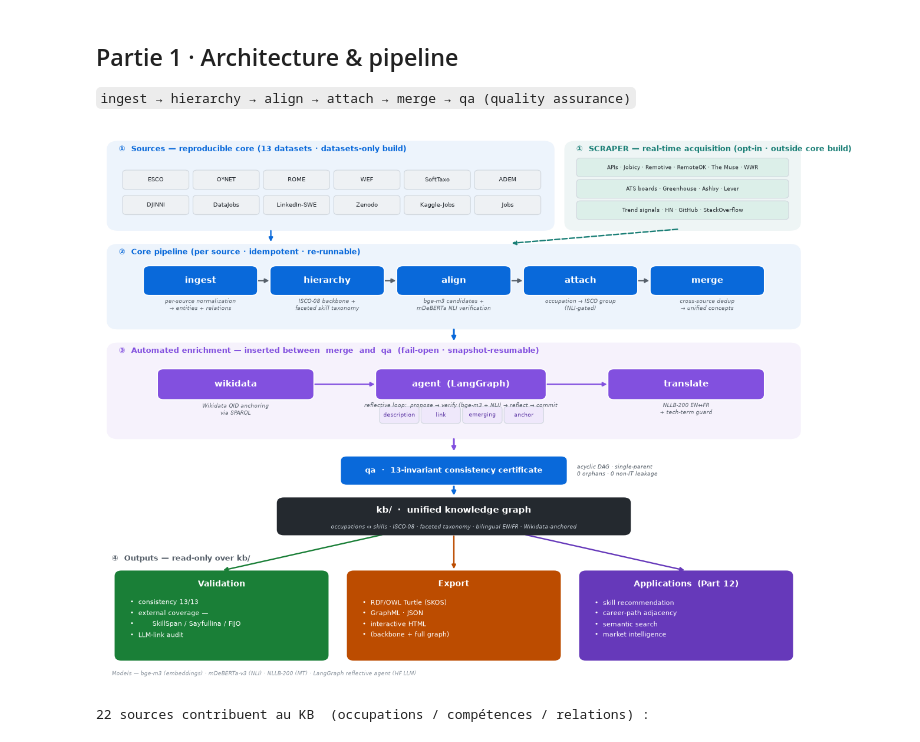
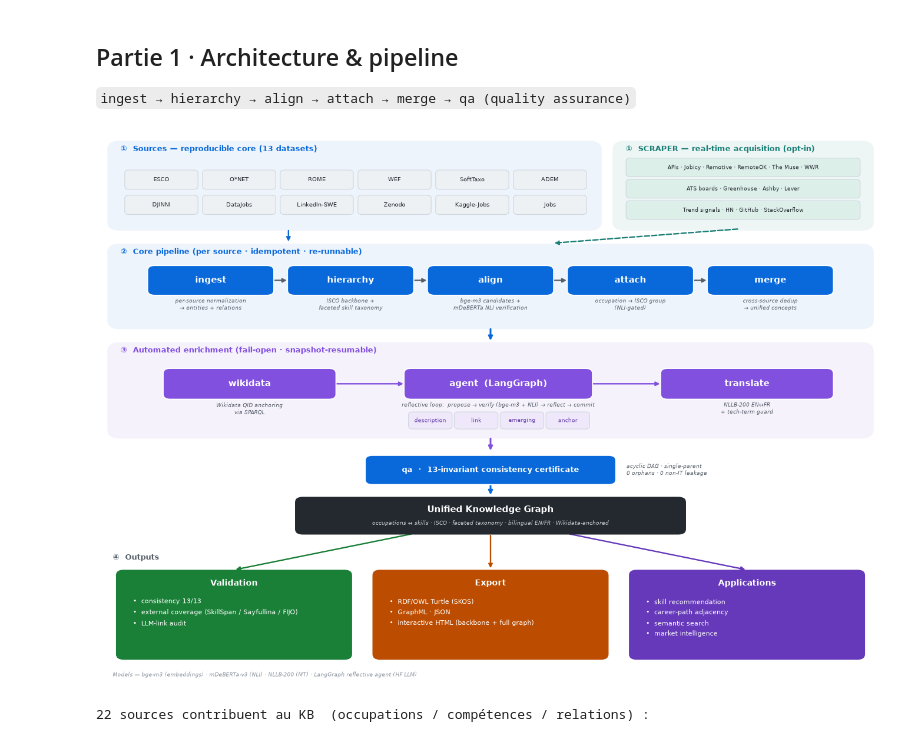
Before and after one commit to YoussefDhb/JobKB, a Jupyter notebook: notebooks/inspect.ipynb, the cells around one changed output. Saved outputs shown, nothing was run; the diff lists cells and outputs as text; code cells hidden in the pictures.

```diff
--- a/notebooks/inspect.ipynb
+++ b/notebooks/inspect.ipynb
@@ -97,12 +97,12 @@ def arr(x1, y1, x2, y2, color='#57606a', lw=1.7, ls='-'):
                 arrowprops=dict(arrowstyle='-|>', lw=lw, color=color, linestyle=ls), zorder=1)
 
 # ── (1) SOURCES ──────────────────────────────────────────────────────────────────
-band(1, 83, 63, 15.8, BLUE, title='①  Sources — reproducible core (13 datasets · datasets-only build)')
+band(1, 83, 63, 15.8, BLUE, title='①  Sources — reproducible core (13 datasets)')
 for i, name in enumerate(['ESCO', 'O*NET', 'ROME', 'WEF', 'SoftTaxo', 'ADEM',
                           'DJINNI', 'DataJobs', 'LinkedIn-SWE', 'Zenodo', 'Kaggle-Jobs', 'Jobs']):
     r, c = divmod(i, 6)
     chip(3 + c * 10.0, 90.3 - r * 4.6, 9.3, 3.4, name)
-band(66, 83, 33, 15.8, TEAL, title='①  SCRAPER — real-time acquisition (opt-in · outside core build)')
+band(66, 83, 33, 15.8, TEAL, title='①  SCRAPER — real-time acquisition (opt-in)')
 chip(67.5, 92.6, 30, 3.3, 'APIs · Jobicy · Remotive · RemoteOK · The Muse · WWR', fs=6.4, fc='#dcefe9')
 chip(67.5, 88.7, 30, 3.3, 'ATS boards · Greenhouse · Ashby · Lever', fs=6.4, fc='#dcefe9')
 chip(67.5, 84.8, 30, 3.3, 'Trend signals · HN · GitHub · StackOverflow', fs=6.4, fc='#dcefe9')
@@ -111,7 +111,7 @@ arr(24, 83, 24, 80.4, BLUE); arr(82, 83, 58, 80.4, TEAL, ls='--')
 # ── (2) CORE PIPELINE ────────────────────────────────────────────────────────────
 band(1, 65, 98, 15, BLUE, title='②  Core pipeline (per source · idempotent · re-runnable)')
 core = [('ingest', 'per-source normalization\n→ entities + relations'),
-        ('hierarchy', 'ISCO-08 backbone +\nfaceted skill taxonomy'),
+        ('hierarchy', 'ISCO backbone +\nfaceted skill taxonomy'),
         ('align', 'bge-m3 candidates +\nmDeBERTa NLI verification'),
         ('attach', 'occupation → ISCO group\n(NLI-gated)'),
         ('merge', 'cross-source dedup\n→ unified concepts')]
@@ -126,7 +126,7 @@ arr(50, 65, 50, 62.3, BLUE, lw=2.2)
 
 # ── (3) AUTOMATED ENRICHMENT ─────────────────────────────────────────────────────
 band(1, 45, 98, 17, PURPLE,
-     title='③  Automated enrichment — inserted between  merge  and  qa  (fail-open · snapshot-resumable)')
+     title='③  Automated enrichment (fail-open · snapshot-resumable)')
 box(8, 52, 22, 5.4, 'wikidata', PURPLE, fs=10.5)
 box(39, 52, 24, 5.4, 'agent  (LangGraph)', PURPLE, fs=10.5)
 box(72, 52, 22, 5.4, 'translate', PURPLE, fs=10.5)
@@ -135,42 +135,42 @@ cap(19, 51.4, 'Wikidata QID anchoring\nvia SPARQL')
 cap(51, 51.4, 'reflective loop:  propose → verify (bge-m3 + NLI) → reflect → commit')
 cap(83, 51.4, 'NLLB-200 EN↔FR\n+ tech-term guard')
 for i, wname in enumerate(['description', 'link', 'emerging', 'anchor']):
-    chip(39.5 + i * 5.9, 47.6, 5.5, 3.0, wname, fs=6.5, fc='#efe8fb', tc='#5a32a3')
+    chip(39.5 + i * 5.9, 46.5, 5.5, 3.0, wname, fs=6.5, fc='#efe8fb', tc='#5a32a3')
 arr(50, 45, 50, 42.2, PURPLE, lw=2.2)
 
 # ── qa gate + kb/ ────────────────────────────────────────────────────────────────
 box(34, 36.4, 32, 5.1, 'qa  ·  13-invariant consistency certificate', BLUE, fs=9.5)
 ax.text(67.5, 39.0, 'acyclic DAG · single-parent\n0 orphans · 0 non-IT leakage',
         ha='left', va='center', fontsize=6.3, color='#57606a', style='italic', zorder=4)
 arr(50, 36.4, 50, 34.1, BLUE, lw=2.2)
 ax.add_patch(FancyBboxPatch((25, 27.3), 50, 6.6, boxstyle='round,pad=0.15,rounding_size=1.0',
              fc='#24292f', ec='#24292f', lw=0, zorder=3))
-ax.text(50, 31.7, 'kb/  ·  unified knowledge graph',
+ax.text(50, 31.7, 'Unified Knowledge Graph',
         ha='center', va='center', color='white', fontsize=11, weight='bold', zorder=4)
-ax.text(50, 28.7, 'occupations ↔ skills · ISCO-08 · faceted taxonomy · bilingual EN/FR · Wikidata-anchored',
+ax.text(50, 29.25, 'occupations ↔ skills · ISCO · faceted taxonomy · bilingual EN/FR · Wikidata-anchored',
         ha='center', va='center', color='#c9d1d9', fontsize=6.7, style='italic', zorder=4)
 
 # ── (4) OUTPUTS ──────────────────────────────────────────────────────────────────
 def outbox(x, color, title, lines):
     box(x, 4.5, 30, 16, '', color, ec=color)
     ax.text(x + 15, 19.0, title, ha='center', va='top', color='white', fontsize=10, weight='bold', zorder=5)
     ax.text(x + 2.0, 15.9, '\n'.join('•  ' + l for l in lines), ha='left', va='top',
             color='white', fontsize=7.7, zorder=5, linespacing=1.7)
-ax.text(1.4, 23.6, '④  Outputs — read-only over kb/', ha='left', va='top', fontsize=9, weight='bold', color='#57606a')
+ax.text(1.4, 23.6, '④  Outputs', ha='left', va='top', fontsize=9, weight='bold', color='#57606a')
 outbox(2, GREEN, 'Validation',
-       ['consistency 13/13', 'external coverage —', '      SkillSpan / Sayfullina / FIJO', 'LLM-link audit'])
+       ['consistency 13/13', 'external coverage (SkillSpan / Sayfullina / FIJO)', 'LLM-link audit'])
 outbox(35, ORANGE, 'Export',
-       ['RDF/OWL Turtle (SKOS)', 'GraphML · JSON', 'interactive HTML', '(backbone + full graph)'])
-outbox(68, INDIGO, 'Applications  (Part 12)',
+       ['RDF/OWL Turtle (SKOS)', 'GraphML · JSON', 'interactive HTML (backbone + full graph)'])
+outbox(68, INDIGO, 'Applications',
        ['skill recommendation', 'career-path adjacency', 'semantic search', 'market intelligence'])
 arr(40, 27.3, 17, 20.7, GREEN); arr(50, 27.3, 50, 20.7, ORANGE); arr(60, 27.3, 83, 20.7, INDIGO)
 
-ax.text(1.4, 1.4, 'Models — bge-m3 (embeddings) · mDeBERTa-v3 (NLI) · NLLB-200 (MT) · LangGraph reflective agent (HF LLM)',
+ax.text(1.4, 1, 'Models — bge-m3 (embeddings) · mDeBERTa-v3 (NLI) · NLLB-200 (MT) · LangGraph reflective agent (HF LLM)',
         ha='left', va='bottom', fontsize=6.4, color='#8b949e', style='italic', zorder=4)
 
 plt.tight_layout(); plt.show()
 # %% [output]
-[figure, old version]
+[figure, new version]
 # %%
 # Sources récapitulées (rôle + apport chiffré), lues depuis kb/
 occ_by = occ[occ.occupation_type != 'isco_group'].source.value_counts()
```
Also changed, not shown: 17 other files.
